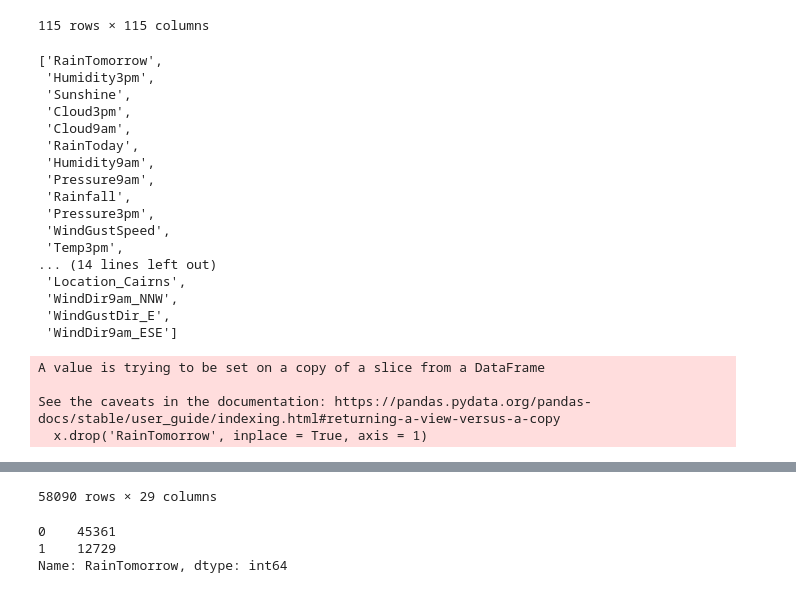
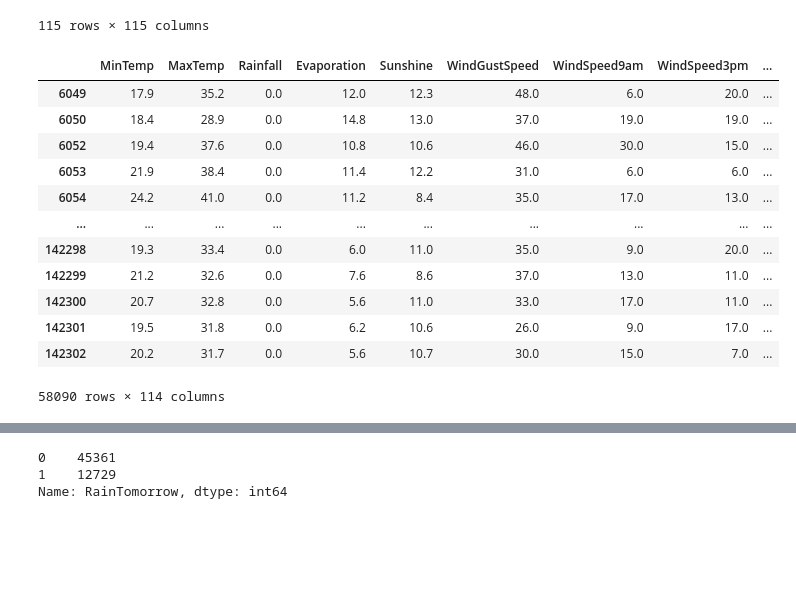
Before and after one commit to clementsoullard/weather-forecast-australia, a Jupyter notebook: modele-simple.ipynb, the cells around one changed output, grey strips where cells are left out. Cells and saved outputs as stored; diff of their text form; code cells hidden in the pictures; blank space fills up the shorter version.

```diff
--- a/modele-simple.ipynb
+++ b/modele-simple.ipynb
@@ -87,36 +87,24 @@ cor
 | WindDir3pm_WSW | 0.083743 | 0.073867 | 0.017705 | 0.019612 | 0.001499 | 0.044109 | 0.007949 | 0.034098 | ... |
 115 rows × 115 columns
 # %%
-related = cor['RainTomorrow'].sort_values(ascending = False).head(30)
-x = []
-for i in range (len(related)):
-    x.append(related.index[i])
-x
+x=data
-# %% [output]
-['RainTomorrow',
- 'Humidity3pm',
- 'Sunshine',
- 'Cloud3pm',
- 'Cloud9am',
- 'RainToday',
- 'Humidity9am',
- 'Pressure9am',
- 'Rainfall',
- 'Pressure3pm',
- 'WindGustSpeed',
- 'Temp3pm',
-... (14 lines left out)
- 'Location_Cairns',
- 'WindDir9am_NNW',
- 'WindGustDir_E',
- 'WindDir9am_ESE']
 # %%
-x = data[x]
+x = data
 y = data['RainTomorrow']
 x.drop('RainTomorrow', inplace = True, axis = 1)
+x.drop('Date', inplace = True, axis = 1)
 x
 # %% [output]
+|  | MinTemp | MaxTemp | Rainfall | Evaporation | Sunshine | WindGustSpeed | WindSpeed9am | WindSpeed3pm | ... |
+| 6049 | 17.9 | 35.2 | 0.0 | 12.0 | 12.3 | 48.0 | 6.0 | 20.0 | ... |
+| 6050 | 18.4 | 28.9 | 0.0 | 14.8 | 13.0 | 37.0 | 19.0 | 19.0 | ... |
+| 6052 | 19.4 | 37.6 | 0.0 | 10.8 | 10.6 | 46.0 | 30.0 | 15.0 | ... |
+| 6053 | 21.9 | 38.4 | 0.0 | 11.4 | 12.2 | 31.0 | 6.0 | 6.0 | ... |
+| 6054 | 24.2 | 41.0 | 0.0 | 11.2 | 8.4 | 35.0 | 17.0 | 13.0 | ... |
+| ... | ... | ... | ... | ... | ... | ... | ... | ... | ... |
+| 142298 | 19.3 | 33.4 | 0.0 | 6.0 | 11.0 | 35.0 | 9.0 | 20.0 | ... |
+| 142299 | 21.2 | 32.6 | 0.0 | 7.6 | 8.6 | 37.0 | 13.0 | 11.0 | ... |
+| 142300 | 20.7 | 32.8 | 0.0 | 5.6 | 11.0 | 33.0 | 17.0 | 11.0 | ... |
+| 142301 | 19.5 | 31.8 | 0.0 | 6.2 | 10.6 | 26.0 | 9.0 | 17.0 | ... |
+| 142302 | 20.2 | 31.7 | 0.0 | 5.6 | 10.7 | 30.0 | 15.0 | 7.0 | ... |
-A value is trying to be set on a copy of a slice from a DataFrame
-
-See the caveats in the documentation: https://pandas.pydata.org/pandas-docs/stable/user_guide/indexing.html#returning-a-view-versus-a-copy
-  x.drop('RainTomorrow', inplace = True, axis = 1)
+58090 rows × 114 columns
@@ -135,4 +111,3 @@ See the caveats in the documentation: https://pandas.pydata.org/pandas-docs/stab
-58090 rows × 29 columns
 # %%
 y.value_counts()
 # %% [output]
```
Also changed, not shown: parts of 5 cells of this notebook.
